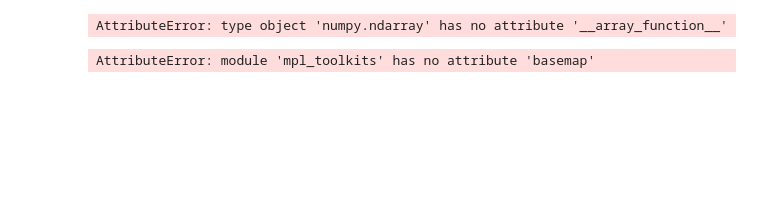
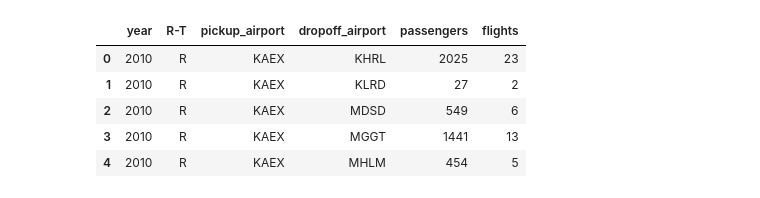
Before and after one commit to UWCHR/ice-air, a Jupyter notebook: analyze/note/map.ipynb, the cells around one changed output. Cells and saved outputs as stored; diff of their text form; code cells hidden in the pictures; blank space fills up the shorter version.

```diff
--- a/analyze/note/map.ipynb
+++ b/analyze/note/map.ipynb
@@ -2,10 +2,18 @@
 import pandas as pd
 import networkx as nx
 import matplotlib.pyplot as plt
-from mpl_toolkits.basemap import Basemap as Basemap
+import cartopy.crs as ccrs
+
+%matplotlib inline
+plt.rcParams['figure.figsize'] = (8, 6)
-# %% [output]
-AttributeError: type object 'numpy.ndarray' has no attribute '__array_function__'
-# %%
-mpl_toolkits.basemap
-# %% [output]
-AttributeError: module 'mpl_toolkits' has no attribute 'basemap'
+# %%
+flights = pd.read_csv('../output/flight_summary.csv.gz', compression='gzip', sep='|')
+# %%
+flights.head()
+# %% [output]
+|  | year | R-T | pickup_airport | dropoff_airport | passengers | flights |
+| 0 | 2010 | R | KAEX | KHRL | 2025 | 23 |
+| 1 | 2010 | R | KAEX | KLRD | 27 | 2 |
+| 2 | 2010 | R | KAEX | MDSD | 549 | 6 |
+| 3 | 2010 | R | KAEX | MGGT | 1441 | 13 |
+| 4 | 2010 | R | KAEX | MHLM | 454 | 5 |
```
Also changed, not shown: parts of 27 cells of this notebook, 5 other files.
